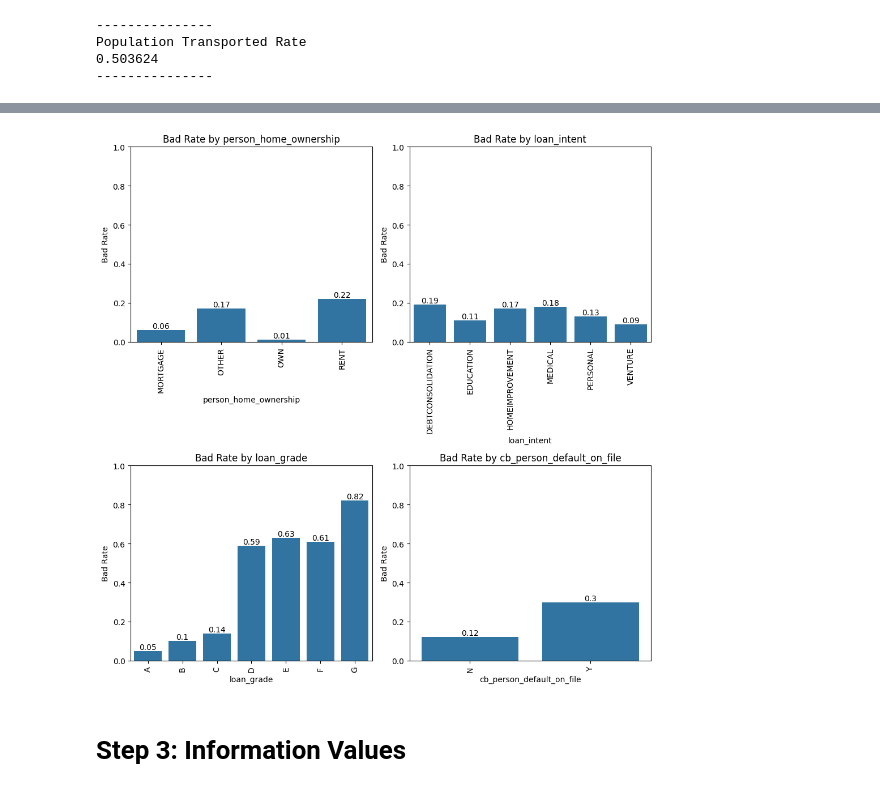
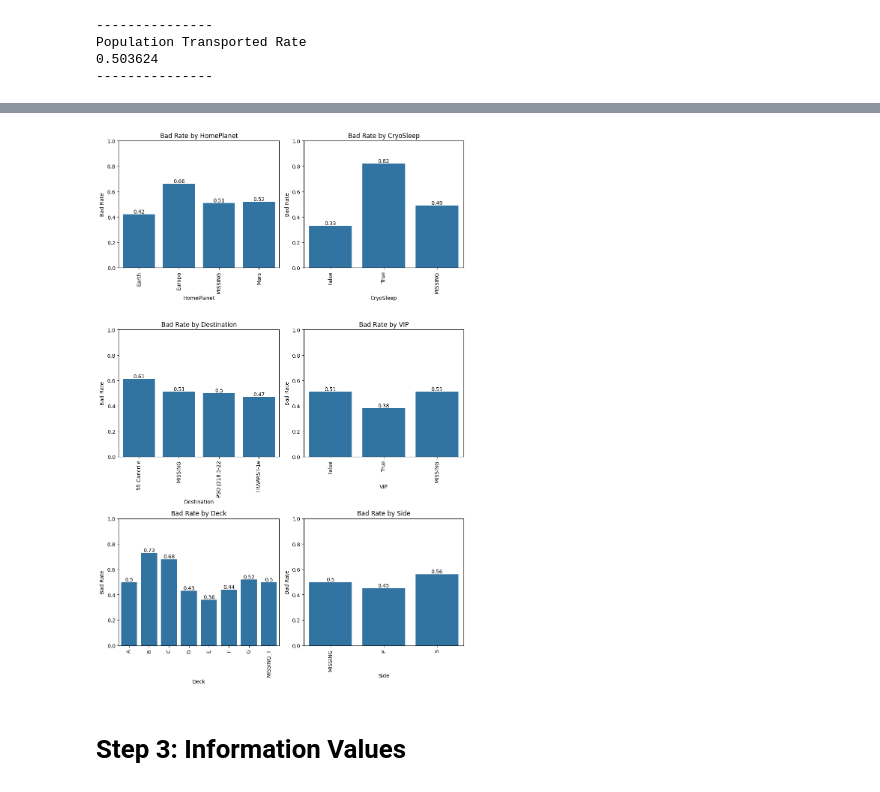
Before and after one commit to MarkThackham/portfolio, a Jupyter notebook: 05 Spaceship Titanic/01 Spaceship Titanic.ipynb, the cells around one changed output, grey strips where cells are left out. Cells and saved outputs as stored; diff of their text form; code cells hidden in the pictures.

```diff
--- a/05 Spaceship Titanic/01 Spaceship Titanic.ipynb
+++ b/05 Spaceship Titanic/01 Spaceship Titanic.ipynb
@@ -87,6 +87,10 @@ def roc_curve_group(y_true=None, y_score=None, group=None, round=2):
 # %%
 # Load Data
 df=pd.read_csv("train.csv").drop(columns=['PassengerId'])
+
+# Split Cabin into Deck, Num, Side
+df[['Deck', 'Num', 'Side']] = df['Cabin'].str.split('/', expand=True)
+df['Num']=df['Num'].astype(float)
 
 # Copy data
 df2=copy.deepcopy(df)
@@ -94,13 +98,17 @@ df2=copy.deepcopy(df)
 # Convert Transported to 0 and 1
 df2['Transported']=df2['Transported'].astype(int)
 
-# Split Cabin into Deck, Num, Side
-df2[['Deck', 'Num', 'Side']] = df2['Cabin'].str.split('/', expand=True)
-df2['Num']=df2['Num'].astype(float)
-
 # Drop unwanted features
 df2.drop(columns=['Name', 'Cabin'], inplace=True)
 
 # Impute missing values for categoriacl features
 categorical_cols = df2.select_dtypes(exclude=[np.number]).columns
 df2[categorical_cols] = df2[categorical_cols].fillna('MISSING')
+
+# Impute missing values for numeric features
+numeric_cols = df2.select_dtypes(include=[np.number]).columns
+df2[numeric_cols] = df2[numeric_cols].fillna(df2[numeric_cols].median())
+
+# Sparse categorical features
+mask=df2['Deck'].isin(['MISSING', 'T'])
+df2['Deck']=np.where(mask, 'MISSING_T', df2['Deck'])
@@ -145,7 +114,0 @@ dtype: int64
-# %%
-for i in categorical_cols:
-    print('--------------')
-    temp=pd.crosstab(df[i], df2[i], dropna=False)
-    print(temp)
-    print('--------------')
-    print()
@@ -192,7 +124,7 @@ pd.crosstab(df['HomePlanet'], df['Transported'], margins=True,dropna=False)
 # Plot Response
 
 # Summarise for the plot
-df_smry=df['Transported'].value_counts().reset_index()
+df_smry=df2['Transported'].value_counts().reset_index()
 
 # Response plot
 plt.figure(figsize=(4,3))
@@ -224,7 +151,7 @@ Index(['Age', 'RoomService', 'FoodCourt', 'ShoppingMall', 'Spa', 'VRDeck'], dtyp
 # Plot Numeric Features
 
 # Numeric Features
-numeric_cols = df.select_dtypes(include=[np.number]).columns.drop('Transported')
+numeric_cols = df2.select_dtypes(include=[np.number]).columns.drop('Transported')
 num_numeric_cols=len(numeric_cols)
 
 # Set up grid dimensions
@@ -260,38 +187,38 @@ KeyError: "['Transported'] not found in axis"
 # Plot Categorical Features
 
 # Identify categorical columns
-categorical_cols = df.select_dtypes(exclude=[np.number]).columns
+categorical_cols = df2.select_dtypes(exclude=[np.number]).columns
 num_categorical_cols = len(categorical_cols)
 
 # Set up grid dimensions
 cols = 2
 rows = (num_categorical_cols + cols - 1) // cols  # Calculate required rows
 
 # Create subplots
 fig, axes = plt.subplots(rows, cols, figsize=(10, 5 * rows))
 axes = axes.flatten()  # Flatten to make indexing easier
 
 # Loop over categorical columns
 for i, col in enumerate(categorical_cols):
-    df_smry = df[['loan_status', col]].groupby(col).mean().reset_index().round(2)
+    df_smry = df2[['Transported', col]].groupby(col).mean().reset_index().round(2)
 
     ax = axes[i]  # Get the current axis
-    sns.barplot(data=df_smry, x=col, y='loan_status', ax=ax)
+    sns.barplot(data=df_smry, x=col, y='Transported', ax=ax)
     ax.bar_label(ax.containers[0])
     ax.set_xlabel(col)
     ax.set_ylabel('Bad Rate')
     ax.tick_params(axis='x', rotation=90)
     ax.set_ylim(0, 1)
     ax.set_title(f'Bad Rate by {col}')
 
 # Hide any unused subplots
 for j in range(i + 1, len(axes)):
     axes[j].set_visible(False)
 
 plt.tight_layout()
 plt.show()
 # %% [output]
-[figure, old version]
+[figure, new version]
 # %% [markdown]
 # Step 3: Information Values
 # %%
```
Also changed, not shown: parts of 10 cells of this notebook.
